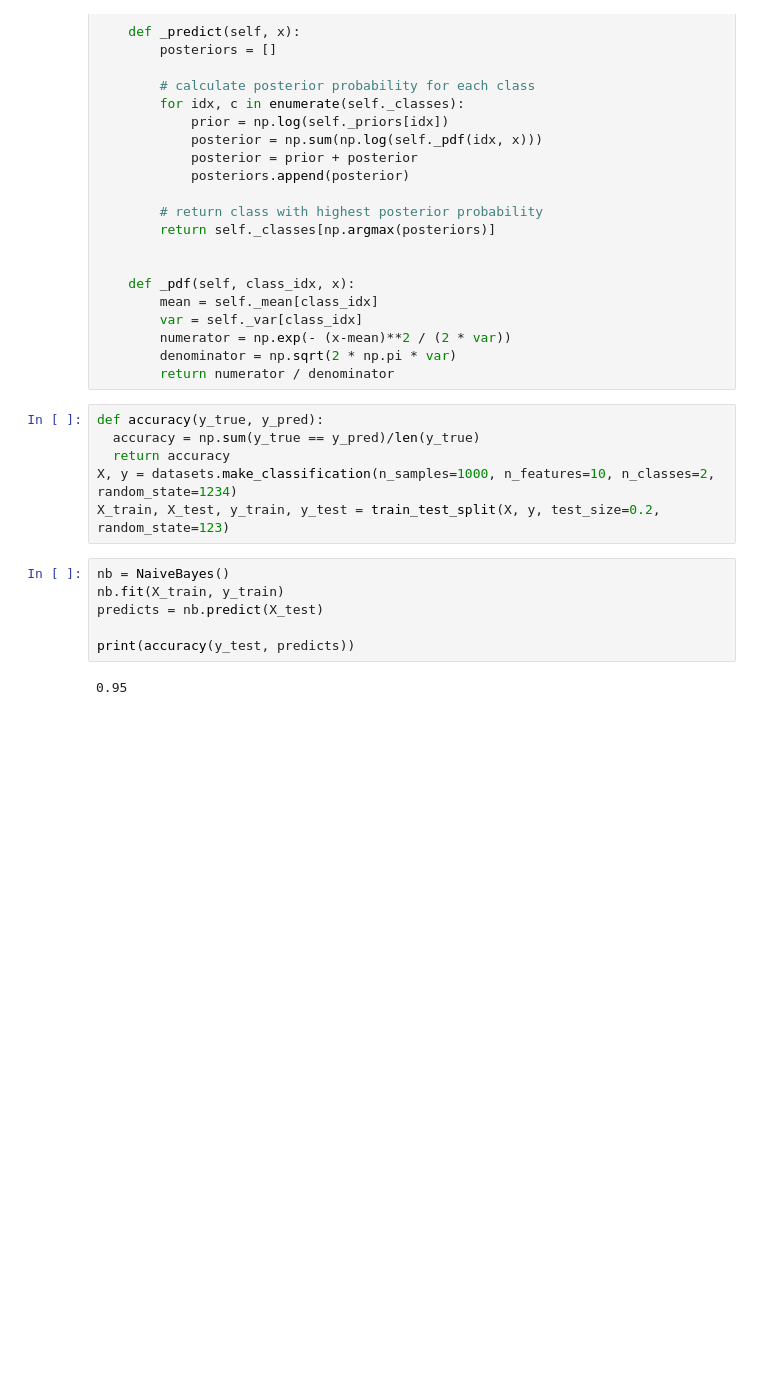
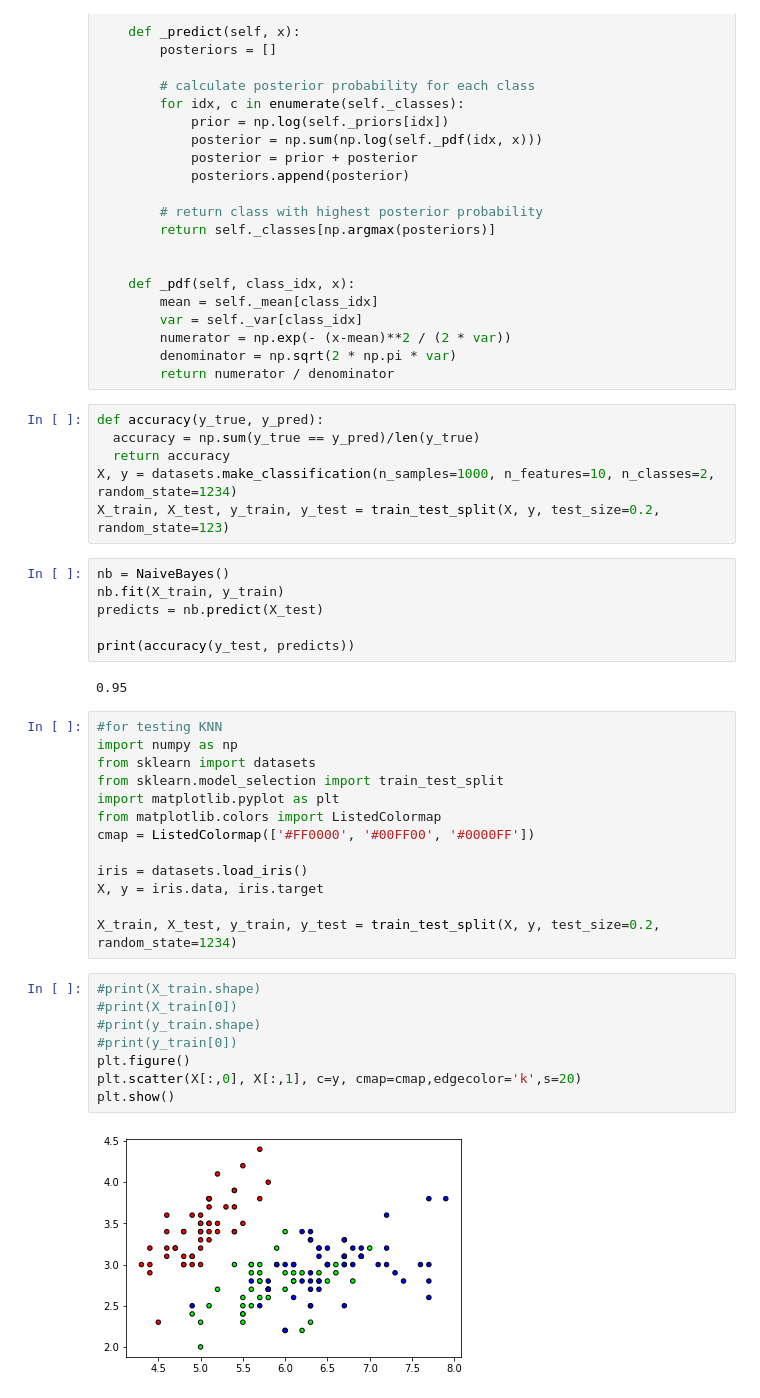
Before and after one commit to arijit1201/ml_algos_from_scratch, a Jupyter notebook: ml_from_scratch.ipynb, the cells around one changed output. Saved outputs shown, nothing was run; the diff lists cells and outputs as text; blank space fills up the shorter version.

```diff
--- a/ml_from_scratch.ipynb
+++ b/ml_from_scratch.ipynb
@@ -163,3 +165,26 @@ predicts = nb.predict(X_test)
 print(accuracy(y_test, predicts))
 # %% [output]
 0.95
+# %%
+#for testing KNN
+import numpy as np
+from sklearn import datasets
+from sklearn.model_selection import train_test_split
+import matplotlib.pyplot as plt
+from matplotlib.colors import ListedColormap
+cmap = ListedColormap(['#FF0000', '#00FF00', '#0000FF'])
+
+iris = datasets.load_iris()
+X, y = iris.data, iris.target
+
+X_train, X_test, y_train, y_test = train_test_split(X, y, test_size=0.2, random_state=1234)
+# %%
+#print(X_train.shape)
+#print(X_train[0])
+#print(y_train.shape)
+#print(y_train[0])
+plt.figure()
+plt.scatter(X[:,0], X[:,1], c=y, cmap=cmap,edgecolor='k',s=20)
+plt.show()
+# %% [output]
+[figure, added]
```
Also changed, not shown: parts of 3 cells of this notebook.
